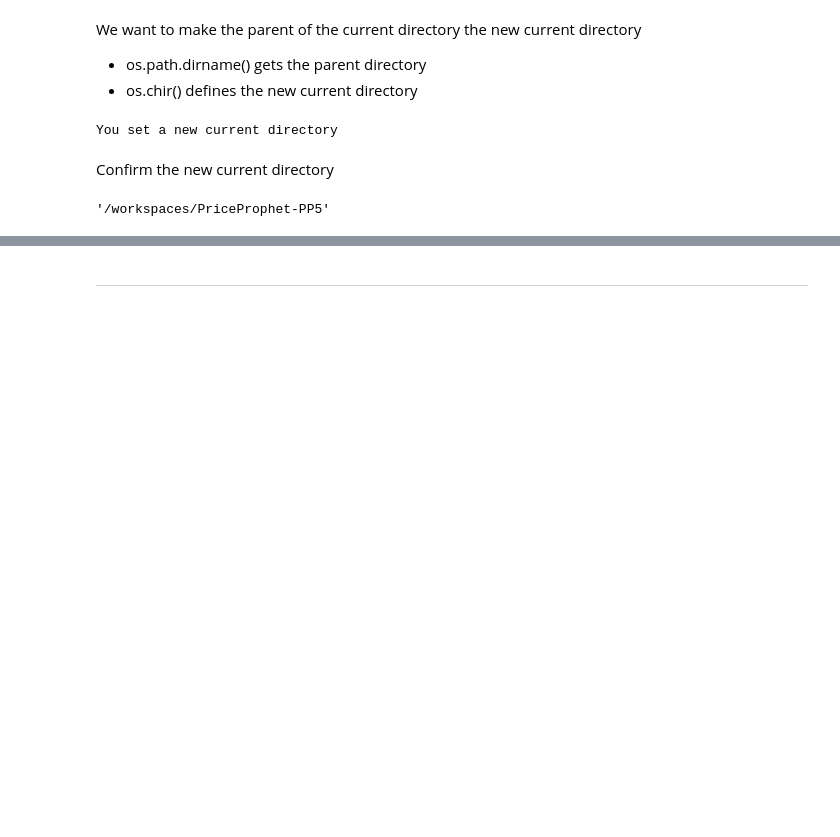
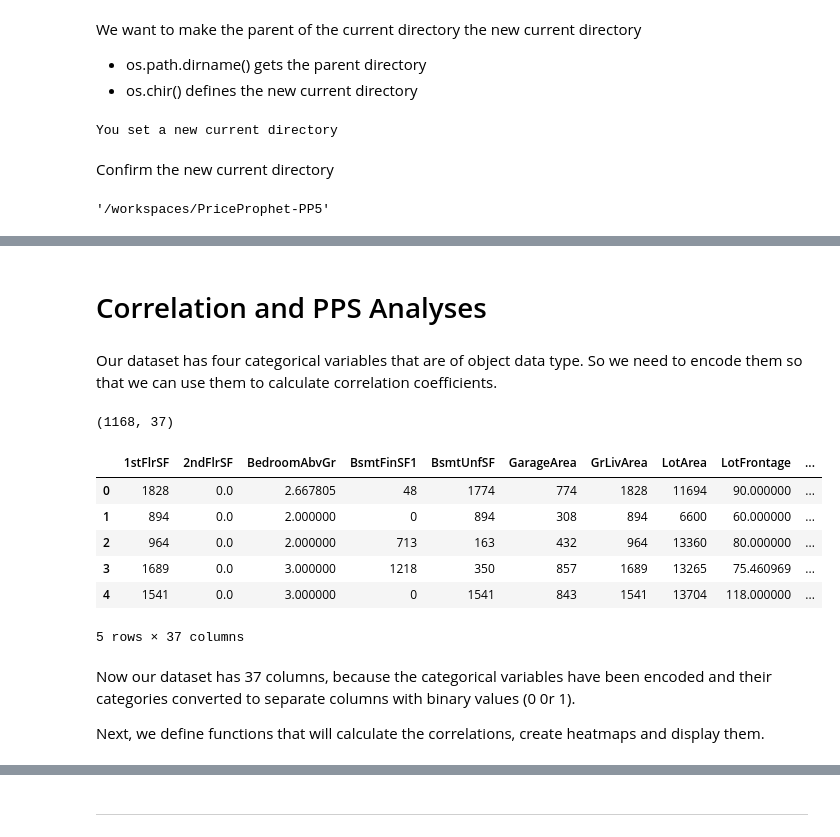
Before and after one commit to mjrosi/PriceProphet-PP5, a Jupyter notebook: jupyter_notebooks/02_Data_Exploration.ipynb, the cells around one changed output, grey strips where cells are left out. Saved outputs shown, nothing was run; the diff lists cells and outputs as text; code cells hidden in the pictures; blank space fills up the shorter version.

```diff
--- a/jupyter_notebooks/02_Data_Exploration.ipynb
+++ b/jupyter_notebooks/02_Data_Exploration.ipynb
@@ -53,0 +81,23 @@ Section 1 content
+# %% [markdown]
+# Correlation and PPS Analyses
+# %% [markdown]
+Our dataset has four categorical variables that are of object data type. So we need to encode them so that we can use them to calculate correlation coefficients.
+# %%
+from feature_engine.encoding import OneHotEncoder
+encoder = OneHotEncoder(variables=df.columns[df.dtypes=='object'].to_list(), drop_last=False)
+df_ohe = encoder.fit_transform(df)
+print(df_ohe.shape)
+df_ohe.head(5)
+# %% [output]
+(1168, 37)
+|  | 1stFlrSF | 2ndFlrSF | BedroomAbvGr | BsmtFinSF1 | BsmtUnfSF | GarageArea | GrLivArea | LotArea | LotFrontage | ... |
+| 0 | 1828 | 0.0 | 2.667805 | 48 | 1774 | 774 | 1828 | 11694 | 90.000000 | ... |
+| 1 | 894 | 0.0 | 2.000000 | 0 | 894 | 308 | 894 | 6600 | 60.000000 | ... |
+| 2 | 964 | 0.0 | 2.000000 | 713 | 163 | 432 | 964 | 13360 | 80.000000 | ... |
+| 3 | 1689 | 0.0 | 3.000000 | 1218 | 350 | 857 | 1689 | 13265 | 75.460969 | ... |
+| 4 | 1541 | 0.0 | 3.000000 | 0 | 1541 | 843 | 1541 | 13704 | 118.000000 | ... |
+5 rows × 37 columns
+# %% [markdown]
+Now our dataset has 37 columns, because the categorical variables have been encoded and their categories converted to separate columns with binary values (0 0r 1).
+
+Next, we define functions that will calculate the correlations, create heatmaps and display them.
```
Also changed, not shown: parts of 33 cells of this notebook, 14 other files.
